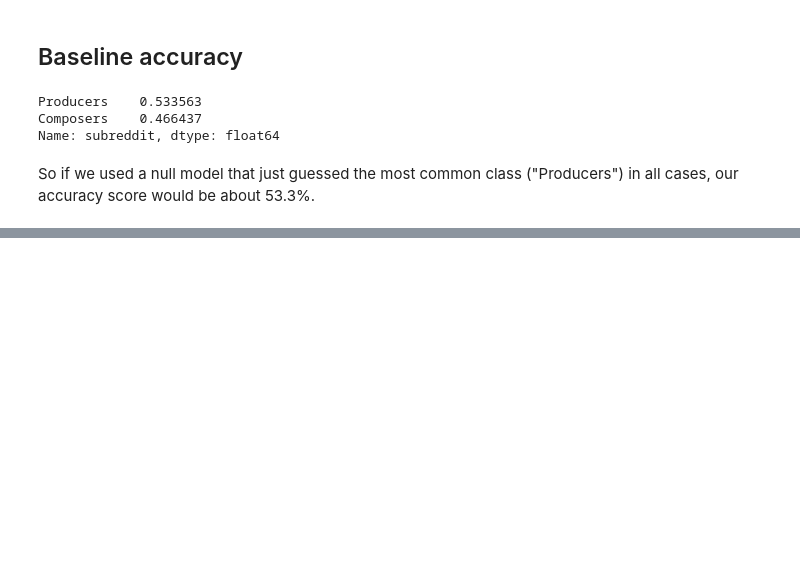
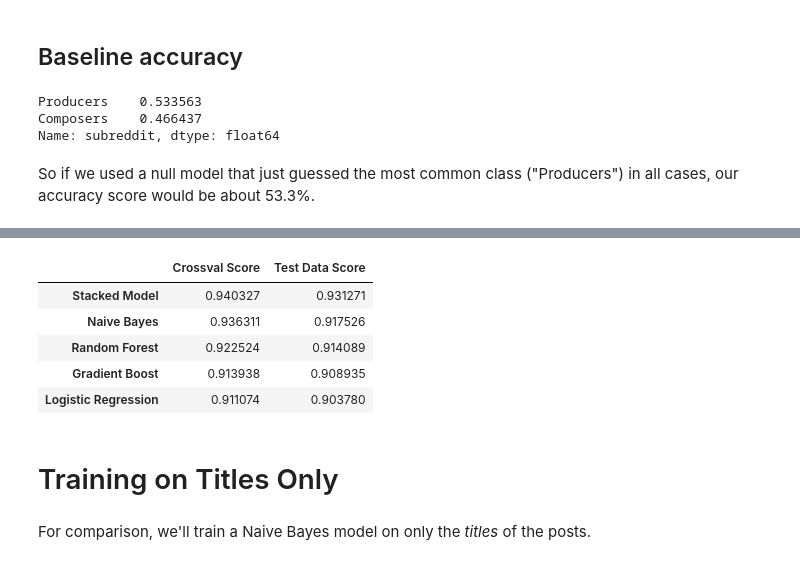
Before and after one commit to simonlazarus/Classifying-Music-Makers-from-Message-Data, a Jupyter notebook: code/04_modeling.ipynb, the cells around one changed output, grey strips where cells are left out. Saved outputs shown, nothing was run; the diff lists cells and outputs as text; code cells hidden in the pictures; blank space fills up the shorter version.

```diff
--- a/code/04_modeling.ipynb
+++ b/code/04_modeling.ipynb
@@ -676,0 +627,18 @@ TypeError: transform() missing 1 required positional argument: 'y'
+# %%
+names_dict = {'nb_gs1': 'Naive Bayes',
+              'rf_gs1': 'Random Forest',
+              'lr_gs1': 'Logistic Regression',
+              'boost_gs1':'Gradient Boost'}
+
+X_test = val_df['post']
+y_test = val_df['subreddit']
+
+results_dict = {}
+for est in names_dict.keys():
+    results_dict[names_dict[est]] = {
+     'Crossval Score': locals()[est].best_score_,
+     'Test Data Score': locals()[est].score(X_test, y_test)
+    }
+
+results_df = pd.DataFrame(results_dict).T
+results_df.sort_values('Crossval Score', ascending=False)
@@ -676,0 +678,14 @@ TypeError: transform() missing 1 required positional argument: 'y'
+# %%
+#The following list comprehension won't work, as locals() is local to the most local scope (which is only the list comp here):
+#level1_estimators = [ (name, locals()[name].best_estimator_) for name in names_dict.keys()]
+
+level1_estimators = []
+for name in names_dict.keys():
+    level1_estimators.append((name, locals()[name].best_estimator_))
+
+stacked_model = StackingClassifier(estimators=level1_estimators,
+                                 final_estimator=LogisticRegression(penalty='none'))
+# %%
+cvs = cross_val_score(stacked_model, X, y)
+# %%
+stacked_model.fit(X,y)
@@ -676,0 +710,19 @@ TypeError: transform() missing 1 required positional argument: 'y'
+# %%
+results_dict['Stacked Model'] = {
+     'Crossval Score': cvs.mean(),
+     'Test Data Score': stacked_model.score(X_test, y_test)
+    }
+
+results_df = pd.DataFrame(results_dict).T
+results_df.sort_values('Crossval Score', ascending=False)
+# %% [output]
+|  | Crossval Score | Test Data Score |
+| Stacked Model | 0.940327 | 0.931271 |
+| Naive Bayes | 0.936311 | 0.917526 |
+| Random Forest | 0.922524 | 0.914089 |
+| Gradient Boost | 0.913938 | 0.908935 |
+| Logistic Regression | 0.911074 | 0.903780 |
+# %% [markdown]
+# Training on Titles Only
+# %% [markdown]
+For comparison, we'll train a Naive Bayes model on only the *titles* of the posts.
```
Also changed, not shown: parts of 161 cells of this notebook, 2 other files.
